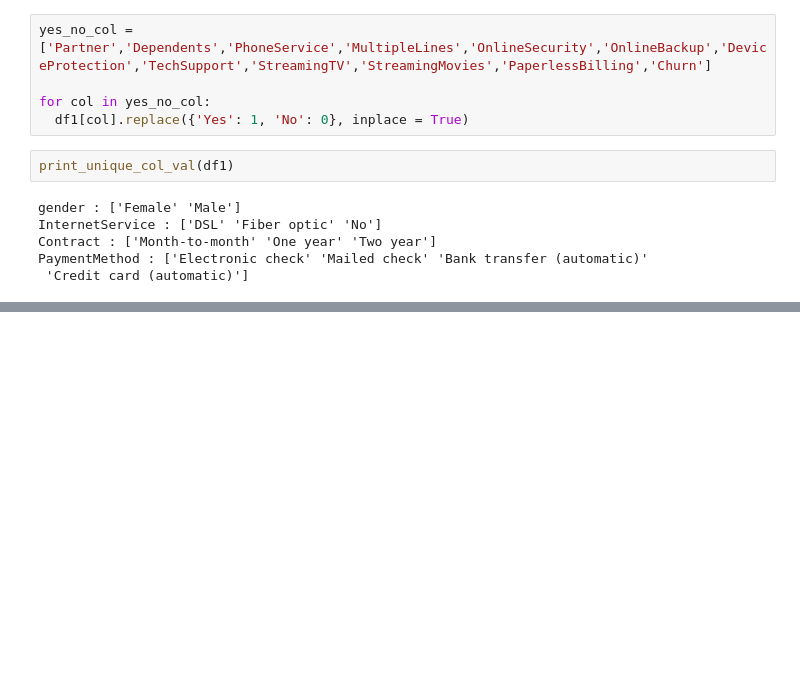
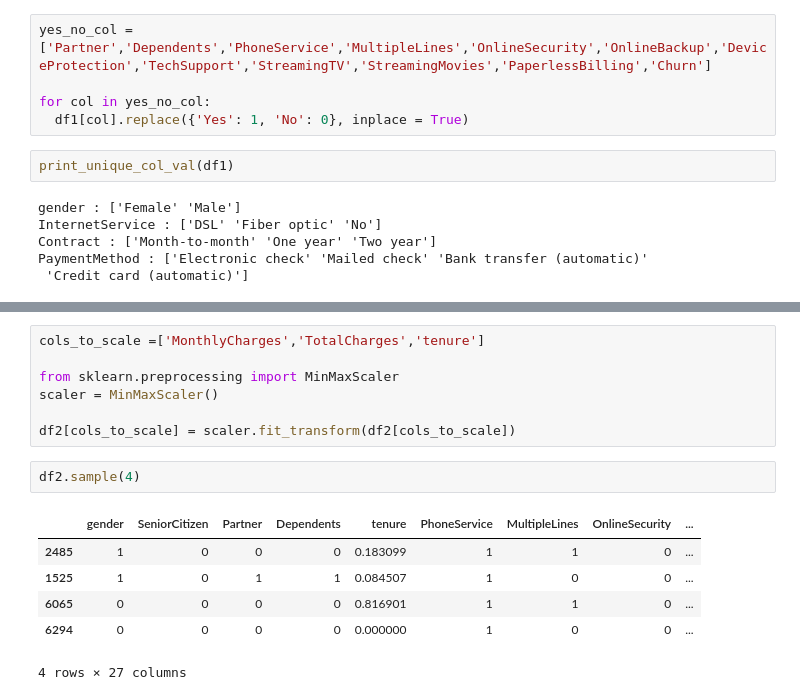
Before and after one commit to manoharpavuluri/dl-telco-customer-churn, a Jupyter notebook: Customer_churn.ipynb, the cells around one changed output, grey strips where cells are left out. Cells and saved outputs as stored; diff of their text form; blank space fills up the shorter version.

```diff
--- a/Customer_churn.ipynb
+++ b/Customer_churn.ipynb
@@ -228,0 +262,16 @@ PaymentMethod : ['Electronic check' 'Mailed check' 'Bank transfer (automatic)'
+# %%
+cols_to_scale =['MonthlyCharges','TotalCharges','tenure']
+
+from sklearn.preprocessing import MinMaxScaler
+scaler = MinMaxScaler()
+
+df2[cols_to_scale] = scaler.fit_transform(df2[cols_to_scale])
+# %%
+df2.sample(4)
+# %% [output]
+|  | gender | SeniorCitizen | Partner | Dependents | tenure | PhoneService | MultipleLines | OnlineSecurity | ... |
+| 2485 | 1 | 0 | 0 | 0 | 0.183099 | 1 | 1 | 0 | ... |
+| 1525 | 1 | 0 | 1 | 1 | 0.084507 | 1 | 0 | 0 | ... |
+| 6065 | 0 | 0 | 0 | 0 | 0.816901 | 1 | 1 | 0 | ... |
+| 6294 | 0 | 0 | 0 | 0 | 0.000000 | 1 | 0 | 0 | ... |
+4 rows × 27 columns
```
Also changed, not shown: parts of 9 cells of this notebook.
